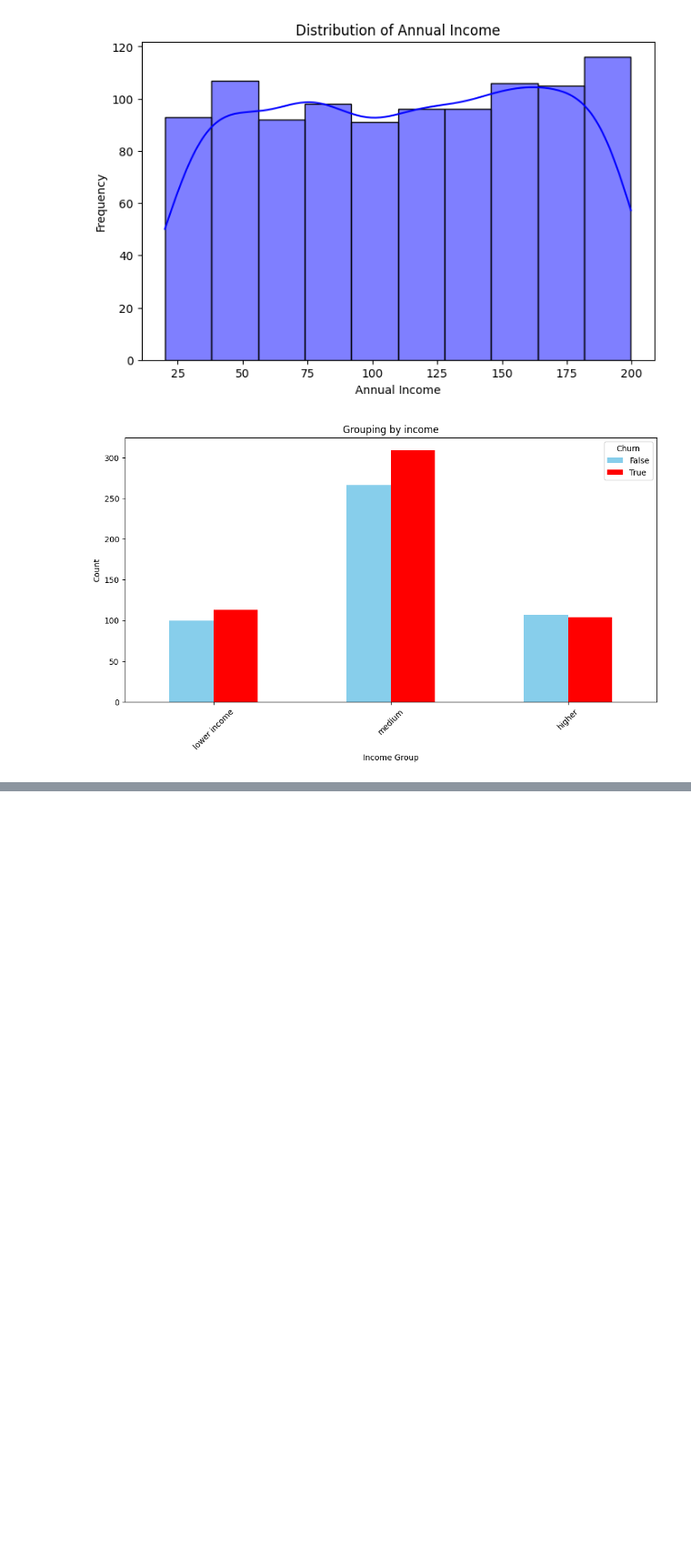
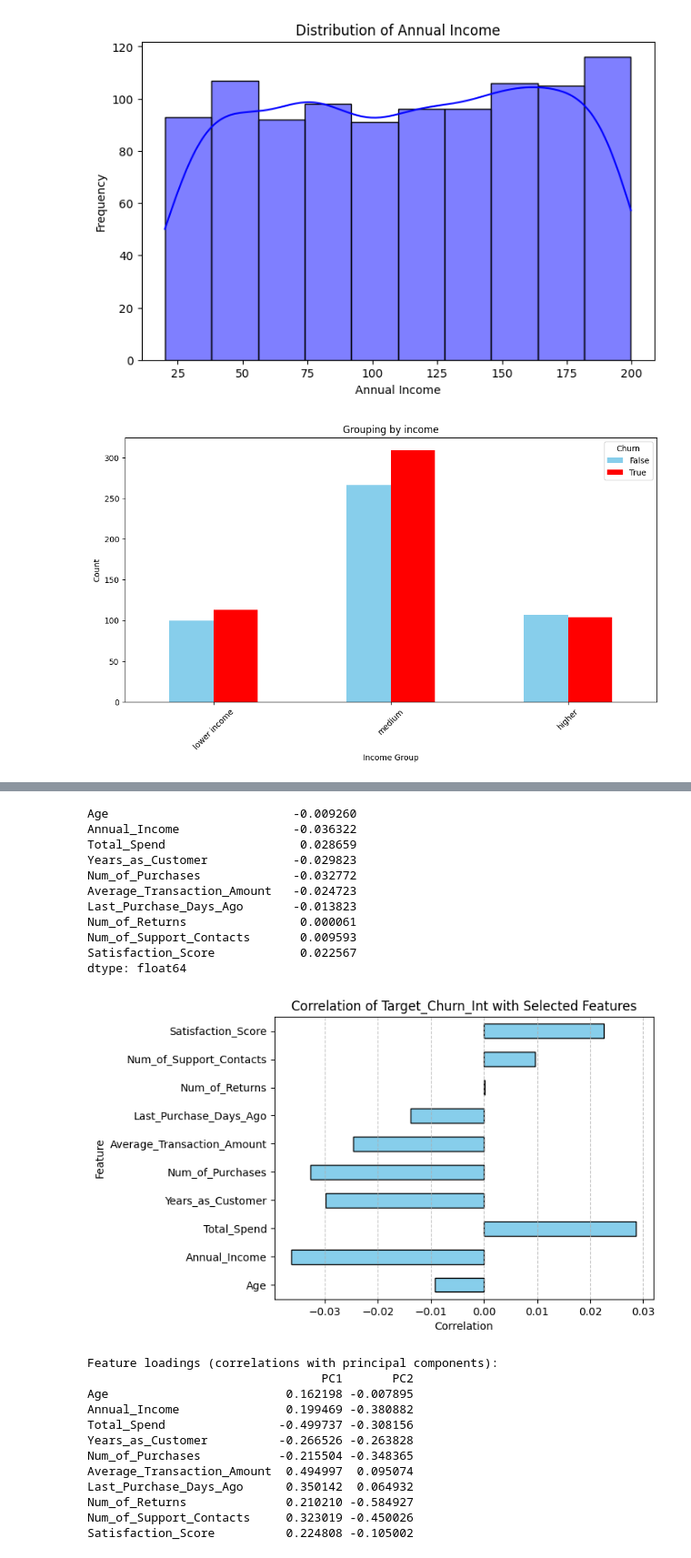
Before and after one commit to mehalyna/nlp-fuzzy, a Jupyter notebook: src/churn-retail.ipynb, the cells around one changed output, grey strips where cells are left out. Shown: that part at 91% size. Saved outputs shown, nothing was run; the diff lists cells and outputs as text; code cells hidden in the pictures; blank space fills up the shorter version.

```diff
--- a/src/churn-retail.ipynb
+++ b/src/churn-retail.ipynb
@@ -129,0 +157,62 @@ plt.show()
+# %%
+df['Target_Churn_Int'] = df['Target_Churn'].astype(int)
+selected_fields = ["Age", "Annual_Income", "Total_Spend", "Years_as_Customer",
+                "Num_of_Purchases", "Average_Transaction_Amount", "Last_Purchase_Days_Ago",
+                "Num_of_Returns", "Num_of_Support_Contacts", "Satisfaction_Score"]
+
+correlation_results = df[selected_fields].corrwith(df["Target_Churn_Int"])
+print(correlation_results)
+
+correlation_results.plot(kind="barh", color="skyblue", edgecolor="black")
+plt.xlabel("Correlation")
+plt.ylabel("Feature")
+plt.title("Correlation of Target_Churn_Int with Selected Features")
+plt.grid(axis="x", linestyle="--", alpha=0.7)
+plt.show()
+
+
+# PCA application in correlation investigation:
+from sklearn.decomposition import PCA
+from sklearn.preprocessing import StandardScaler
+
+X = df[selected_fields]
+scaler = StandardScaler()
+X_scaled = scaler.fit_transform(X)
+
+# Apply PCA (reduce to 2 principal components)
+pca = PCA(n_components=2)
+X_pca = pca.fit_transform(X_scaled)
+
+# Get principal component loadings (correlations)
+loadings = pd.DataFrame(
+    pca.components_.T,
+    columns=['PC1', 'PC2'],
+    index=selected_fields
+)
+print("\nFeature loadings (correlations with principal components):")
+print(loadings)
+# %% [output]
+Age                          -0.009260
+Annual_Income                -0.036322
+Total_Spend                   0.028659
+Years_as_Customer            -0.029823
+Num_of_Purchases             -0.032772
+Average_Transaction_Amount   -0.024723
+Last_Purchase_Days_Ago       -0.013823
+Num_of_Returns                0.000061
+Num_of_Support_Contacts       0.009593
+Satisfaction_Score            0.022567
+dtype: float64
+[figure, added]
+Feature loadings (correlations with principal components):
+                                 PC1       PC2
+Age                         0.162198 -0.007895
+Annual_Income               0.199469 -0.380882
+Total_Spend                -0.499737 -0.308156
+Years_as_Customer          -0.266526 -0.263828
+Num_of_Purchases           -0.215504 -0.348365
+Average_Transaction_Amount  0.494997  0.095074
+Last_Purchase_Days_Ago      0.350142  0.064932
+Num_of_Returns              0.210210 -0.584927
+Num_of_Support_Contacts     0.323019 -0.450026
+Satisfaction_Score          0.224808 -0.105002
```
Also changed, not shown: parts of 4 cells of this notebook, 1 other file.
